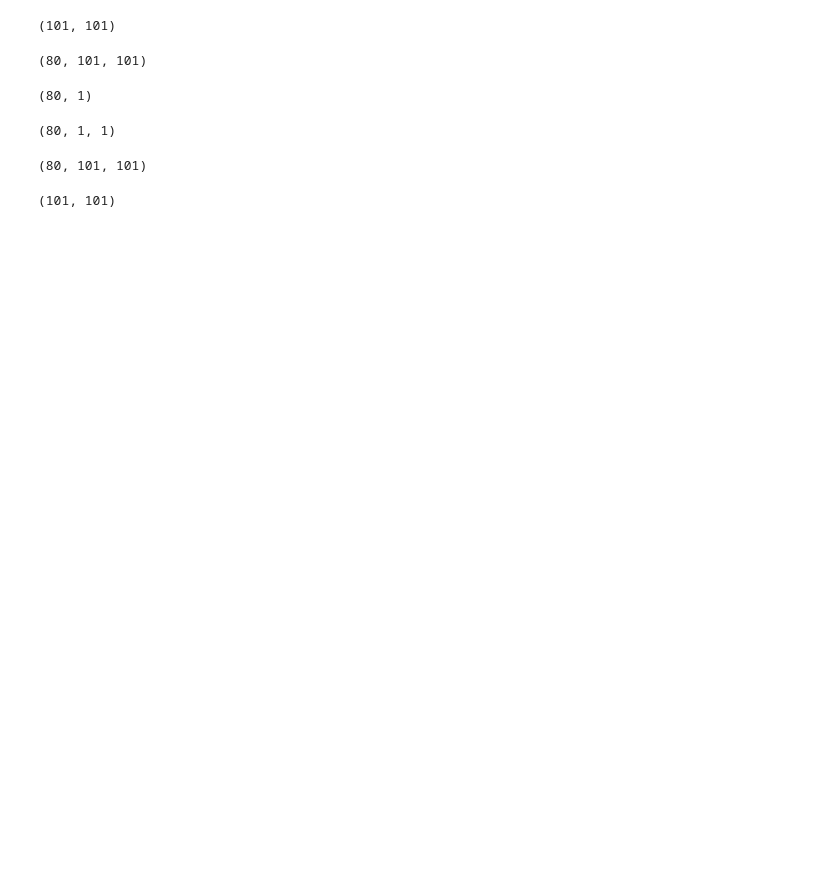
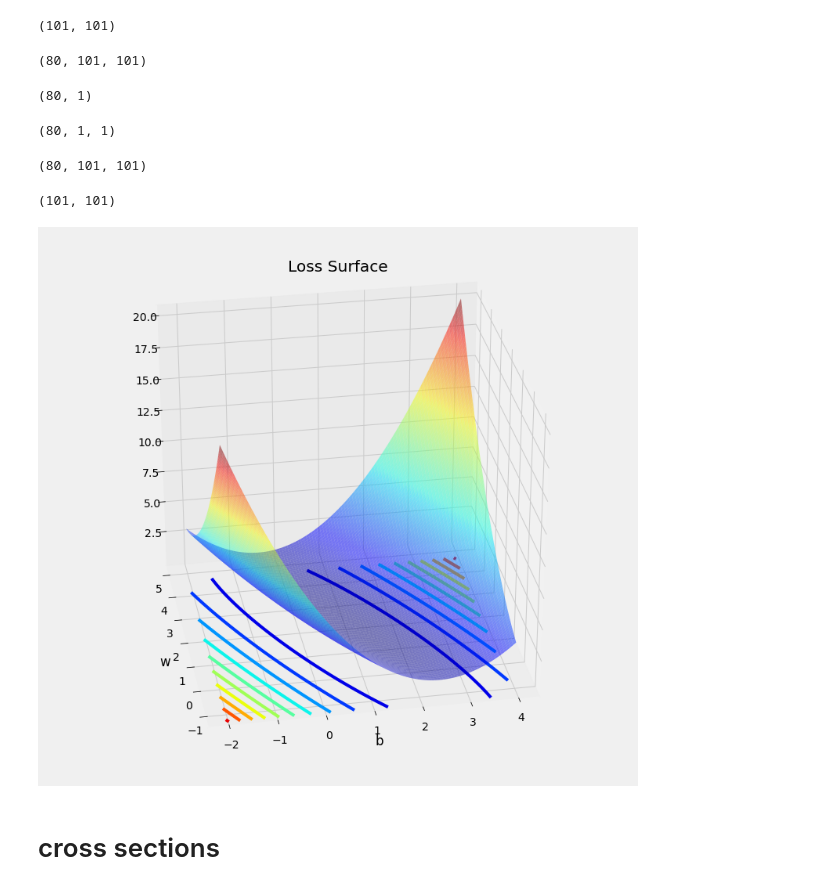
Before and after one commit to raviakasapu/DeepLearningPyTorch, a Jupyter notebook: Deep_Learning_with_PyTorch_Chapter00.ipynb, the cells around one changed output. Cells and saved outputs as stored; diff of their text form; code cells hidden in the pictures; blank space fills up the shorter version.

```diff
--- a/Deep_Learning_with_PyTorch_Chapter00.ipynb
+++ b/Deep_Learning_with_PyTorch_Chapter00.ipynb
@@ -167,3 +197,21 @@ all_losses = (all_errors ** 2).mean(axis=0)
 all_losses.shape
 # %% [output]
 (101, 101)
+# %%
+figure = plt.figure(figsize=(12, 12))
+ax1 = figure.add_subplot(1,1,1, projection='3d')
+
+ax1.set_xlabel('b')
+ax1.set_ylabel('w')
+ax1.set_title('Loss Surface')
+
+surf = ax1.plot_surface(bs, ws, all_losses, rstride=1, cstride=1, alpha=.5, cmap=plt.cm.jet, linewidth=0, antialiased=True)
+ax1.contour(bs[0, :], ws[:, 0], all_losses, 10, offset=-1, cmap=plt.cm.jet)
+
+ax1.view_init(30, 260)
+
+figure.show()
+# %% [output]
+[figure, added]
+# %% [markdown]
+# cross sections
```
Also changed, not shown: parts of 11 cells of this notebook.
